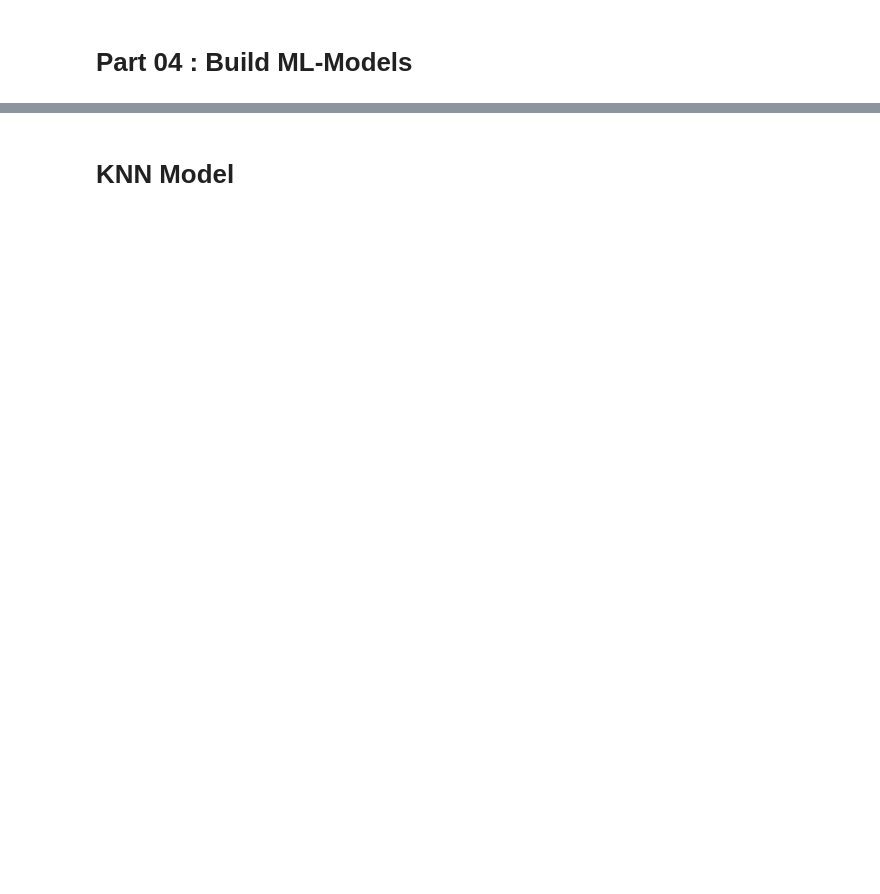
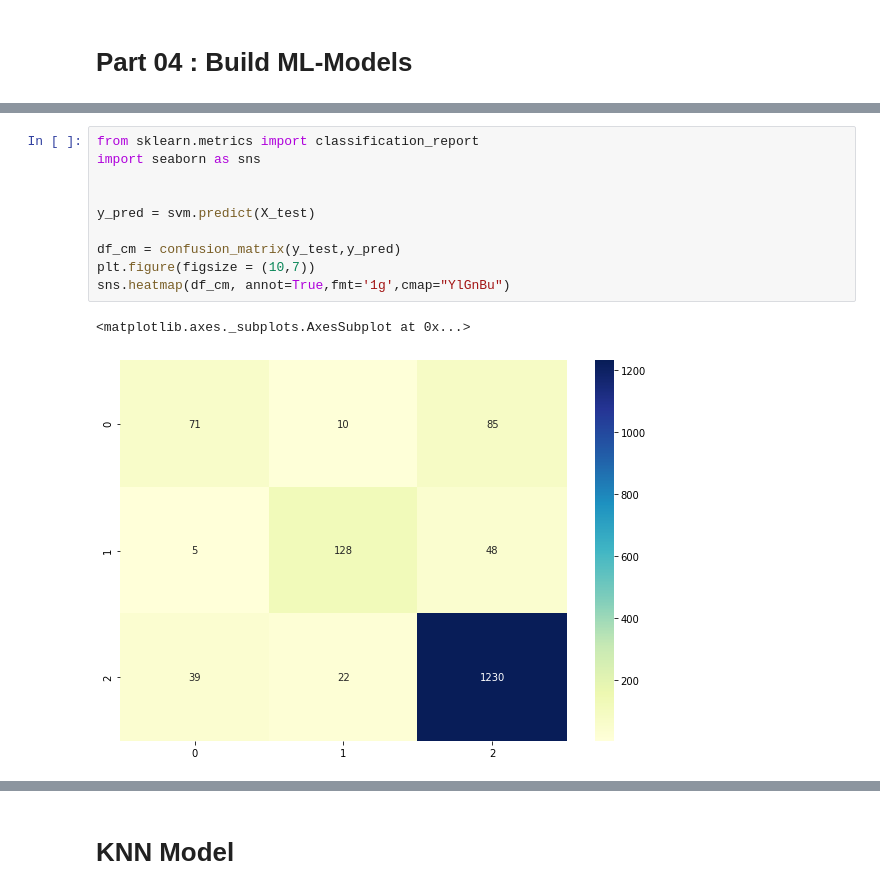
Before and after one commit to ChihabEddine98/AmazonAnalysis, a Jupyter notebook: AmazonAnalysis.ipynb, the cells around one changed output, grey strips where cells are left out. Cells and saved outputs as stored; diff of their text form; blank space fills up the shorter version.

```diff
--- a/AmazonAnalysis.ipynb
+++ b/AmazonAnalysis.ipynb
@@ -629 +479,14 @@ weighted avg       0.86      0.87      0.86      1553
+# %%
+from sklearn.metrics import classification_report
+import seaborn as sns
+
+
+y_pred = svm.predict(X_test)
+
+df_cm = confusion_matrix(y_test,y_pred)
+plt.figure(figsize = (10,7))
+sns.heatmap(df_cm, annot=True,fmt='1g',cmap="YlGnBu")
+# %% [output]
+<matplotlib.axes._subplots.AxesSubplot at 0x...>
+[figure, added]
 # %%
```
Also changed, not shown: parts of 24 cells of this notebook.
